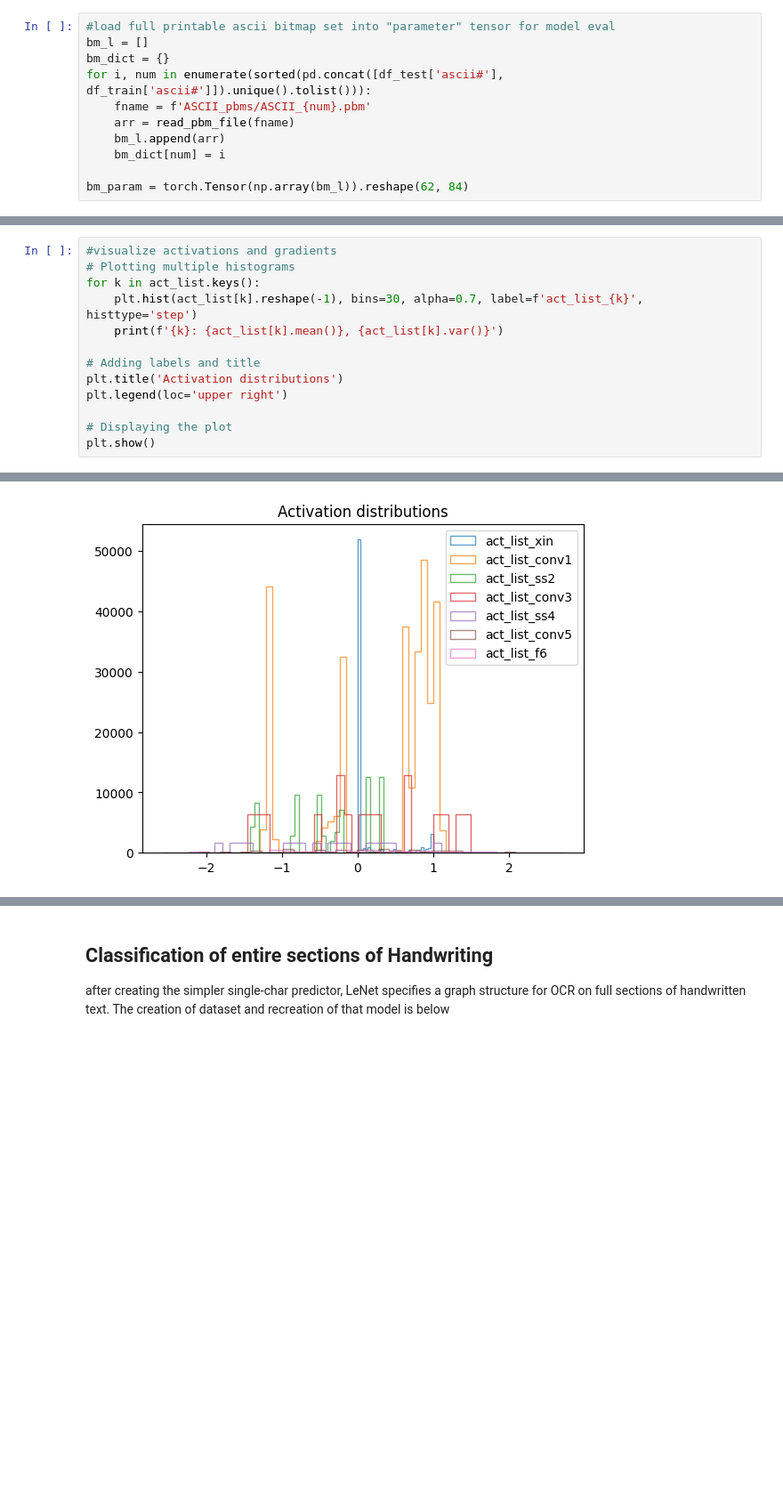
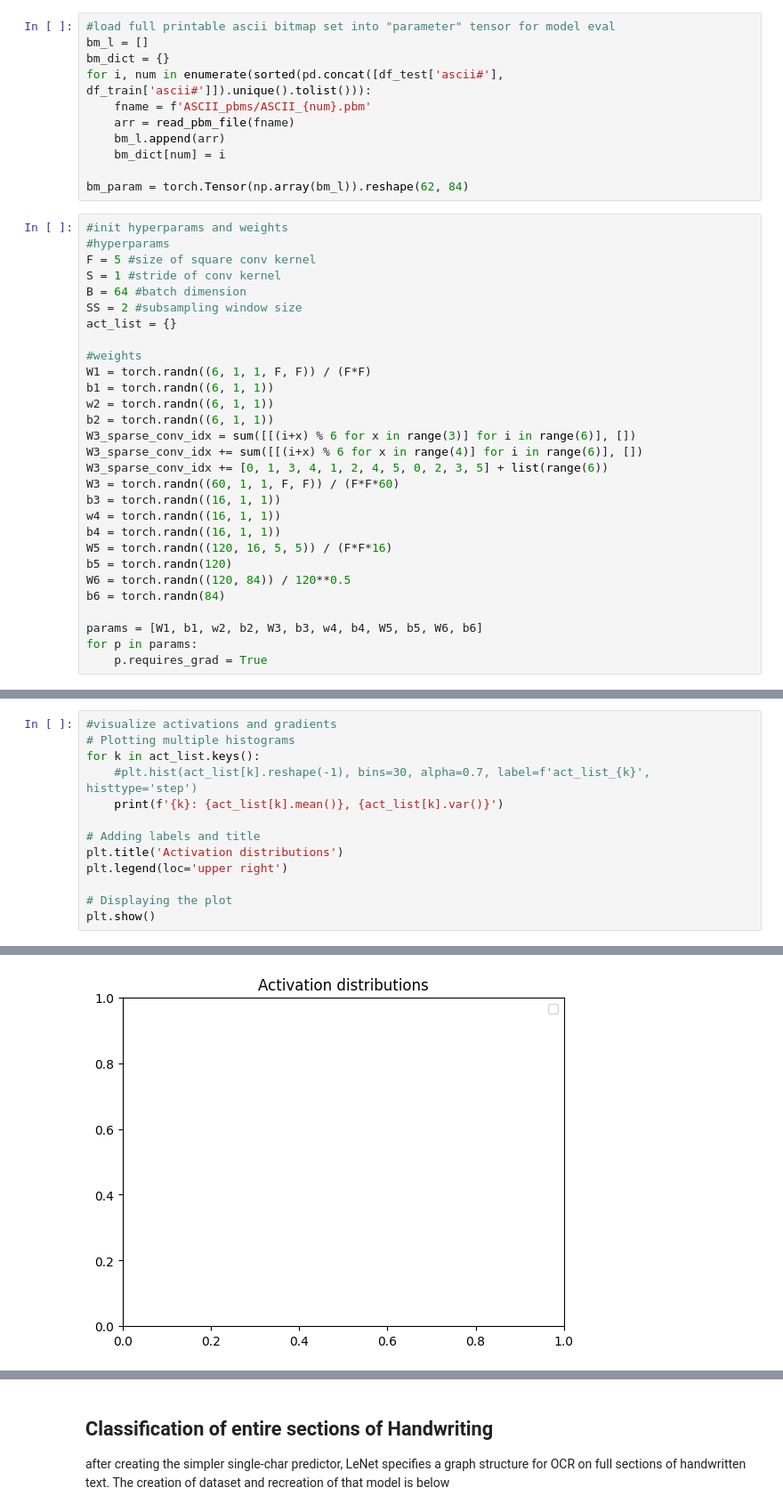
Before and after one commit to yourboijake/cv_selflearning, a Jupyter notebook: lenet5.ipynb, the cells around one changed output, grey strips where cells are left out. Shown at 89% size. Drawn from its saved outputs; the diff is of its cells as text; blank space fills up the shorter version.

```diff
--- a/lenet5.ipynb
+++ b/lenet5.ipynb
@@ -154,4 +154,33 @@ for i, num in enumerate(sorted(pd.concat([df_test['ascii#'], df_train['ascii#']]
     bm_dict[num] = i
 
 bm_param = torch.Tensor(np.array(bm_l)).reshape(62, 84)
+# %%
+#init hyperparams and weights
+#hyperparams
+F = 5 #size of square conv kernel
+S = 1 #stride of conv kernel
+B = 64 #batch dimension
+SS = 2 #subsampling window size
+act_list = {}
+
+#weights
+W1 = torch.randn((6, 1, 1, F, F)) / (F*F)
+b1 = torch.randn((6, 1, 1))
+w2 = torch.randn((6, 1, 1))
+b2 = torch.randn((6, 1, 1))
+W3_sparse_conv_idx = sum([[(i+x) % 6 for x in range(3)] for i in range(6)], [])
+W3_sparse_conv_idx += sum([[(i+x) % 6 for x in range(4)] for i in range(6)], [])
+W3_sparse_conv_idx += [0, 1, 3, 4, 1, 2, 4, 5, 0, 2, 3, 5] + list(range(6))
+W3 = torch.randn((60, 1, 1, F, F)) / (F*F*60)
+b3 = torch.randn((16, 1, 1))
+w4 = torch.randn((16, 1, 1))
+b4 = torch.randn((16, 1, 1))
+W5 = torch.randn((120, 16, 5, 5)) / (F*F*16)
+b5 = torch.randn(120)
+W6 = torch.randn((120, 84)) / 120**0.5
+b6 = torch.randn(84)
+
+params = [W1, b1, w2, b2, W3, b3, w4, b4, W5, b5, W6, b6]
+for p in params:
+    p.requires_grad = True
 # %%
@@ -330,7 +353,7 @@ tensor([[0.5856, 0.4662, 0.5920,  ..., 0.4981, 0.5790, 0.4513],
 #visualize activations and gradients
 # Plotting multiple histograms
 for k in act_list.keys():
-    plt.hist(act_list[k].reshape(-1), bins=30, alpha=0.7, label=f'act_list_{k}', histtype='step')
+    #plt.hist(act_list[k].reshape(-1), bins=30, alpha=0.7, label=f'act_list_{k}', histtype='step')
     print(f'{k}: {act_list[k].mean()}, {act_list[k].var()}')
 
 # Adding labels and title
@@ -350 +374 @@ f6: 0.13050825893878937, 1.2301437854766846
-[figure, old version]
+[figure, new version]
```
Also changed, not shown: parts of 12 cells of this notebook.
